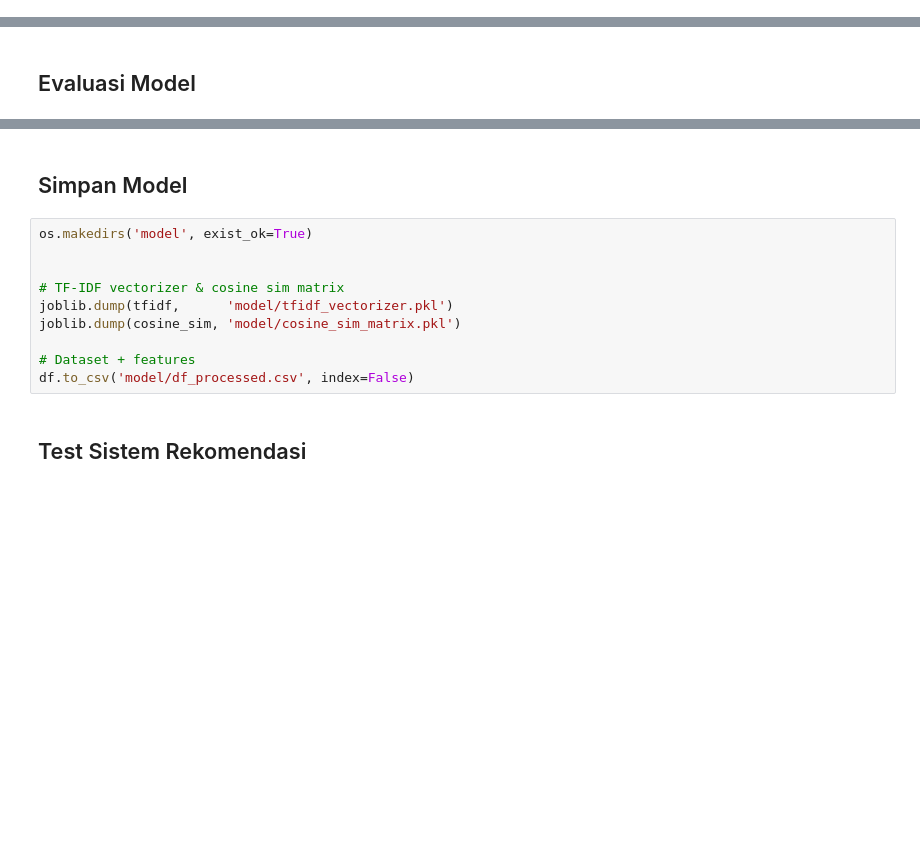
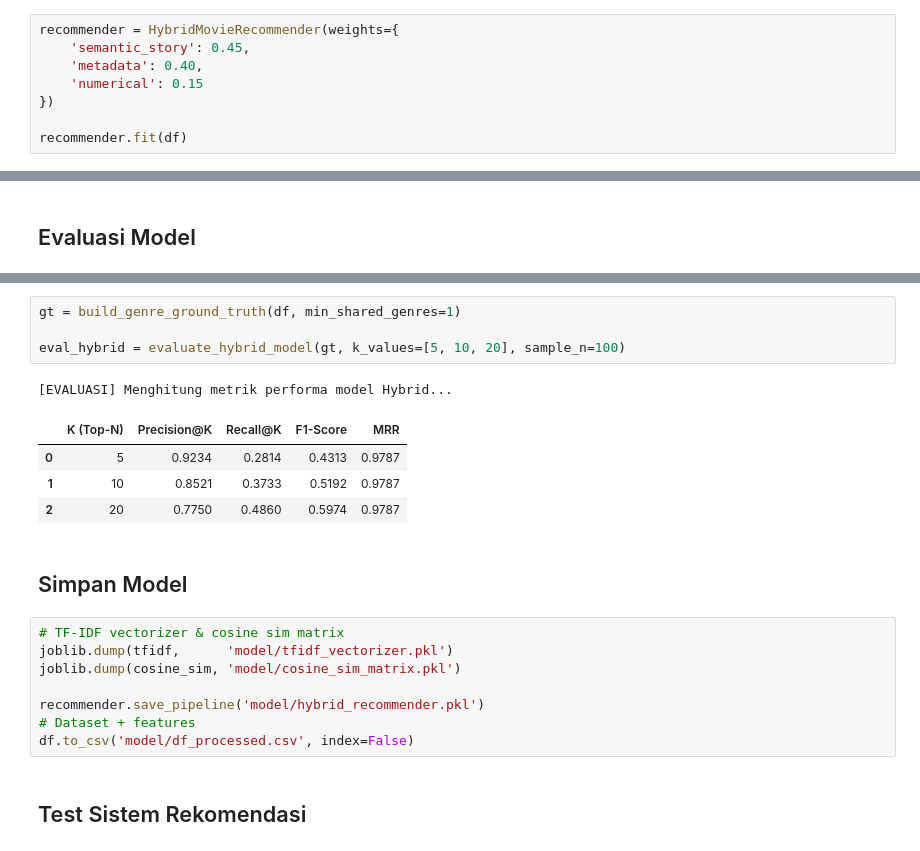
Before and after one commit to PetaFlops-web/movie-recommendation-system, a Jupyter notebook: Netflix_Recommendation_CBF.ipynb, the cells around one changed output, grey strips where cells are left out. Saved outputs shown, nothing was run; the diff lists cells and outputs as text; blank space fills up the shorter version.

Commit message:
add: modeltuning in hugging face

```diff
--- a/Netflix_Recommendation_CBF.ipynb
+++ b/Netflix_Recommendation_CBF.ipynb
@@ -511,0 +618,8 @@ get_cbf_recommendations(sample_title, top_n=5)
+# %%
+recommender = HybridMovieRecommender(weights={
+    'semantic_story': 0.45,
+    'metadata': 0.40,
+    'numerical': 0.15
+})
+
+recommender.fit(df)
@@ -587,13 +745,21 @@ evaluasi...
+# %%
+gt = build_genre_ground_truth(df, min_shared_genres=1)
+
+eval_hybrid = evaluate_hybrid_model(gt, k_values=[5, 10, 20], sample_n=100)
+# %% [output]
+[EVALUASI] Menghitung metrik performa model Hybrid...
+|  | K (Top-N) | Precision@K | Recall@K | F1-Score | MRR |
+| 0 | 5 | 0.9234 | 0.2814 | 0.4313 | 0.9787 |
+| 1 | 10 | 0.8521 | 0.3733 | 0.5192 | 0.9787 |
+| 2 | 20 | 0.7750 | 0.4860 | 0.5974 | 0.9787 |
 # %% [markdown]
 ## Simpan Model
 # %%
-os.makedirs('model', exist_ok=True)
-
-
 # TF-IDF vectorizer & cosine sim matrix
 joblib.dump(tfidf,      'model/tfidf_vectorizer.pkl')
 joblib.dump(cosine_sim, 'model/cosine_sim_matrix.pkl')
 
+recommender.save_pipeline('model/hybrid_recommender.pkl')
 # Dataset + features
 df.to_csv('model/df_processed.csv', index=False)
 # %% [markdown]
```
Also changed, not shown: parts of 18 cells of this notebook, 5 other files.
